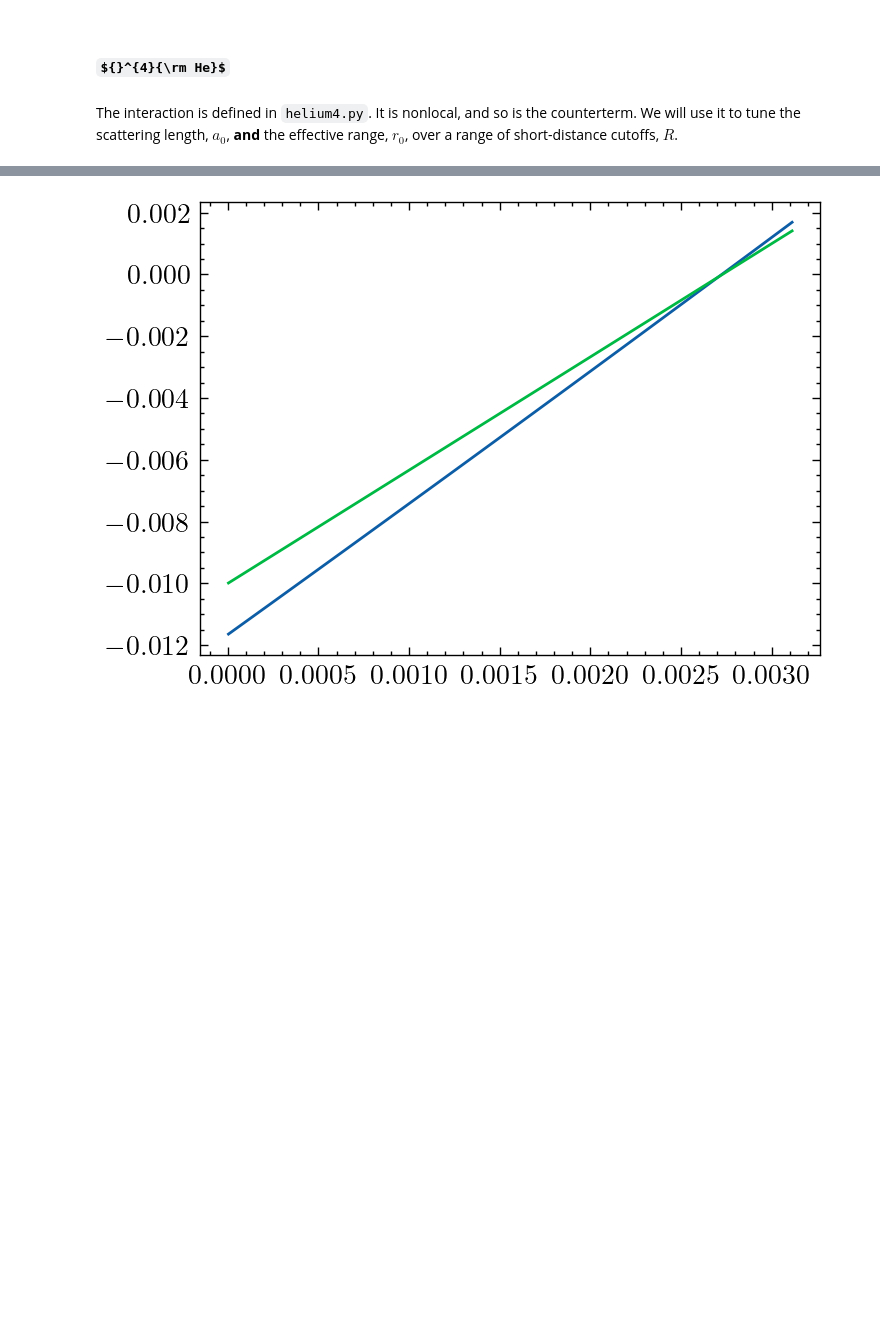
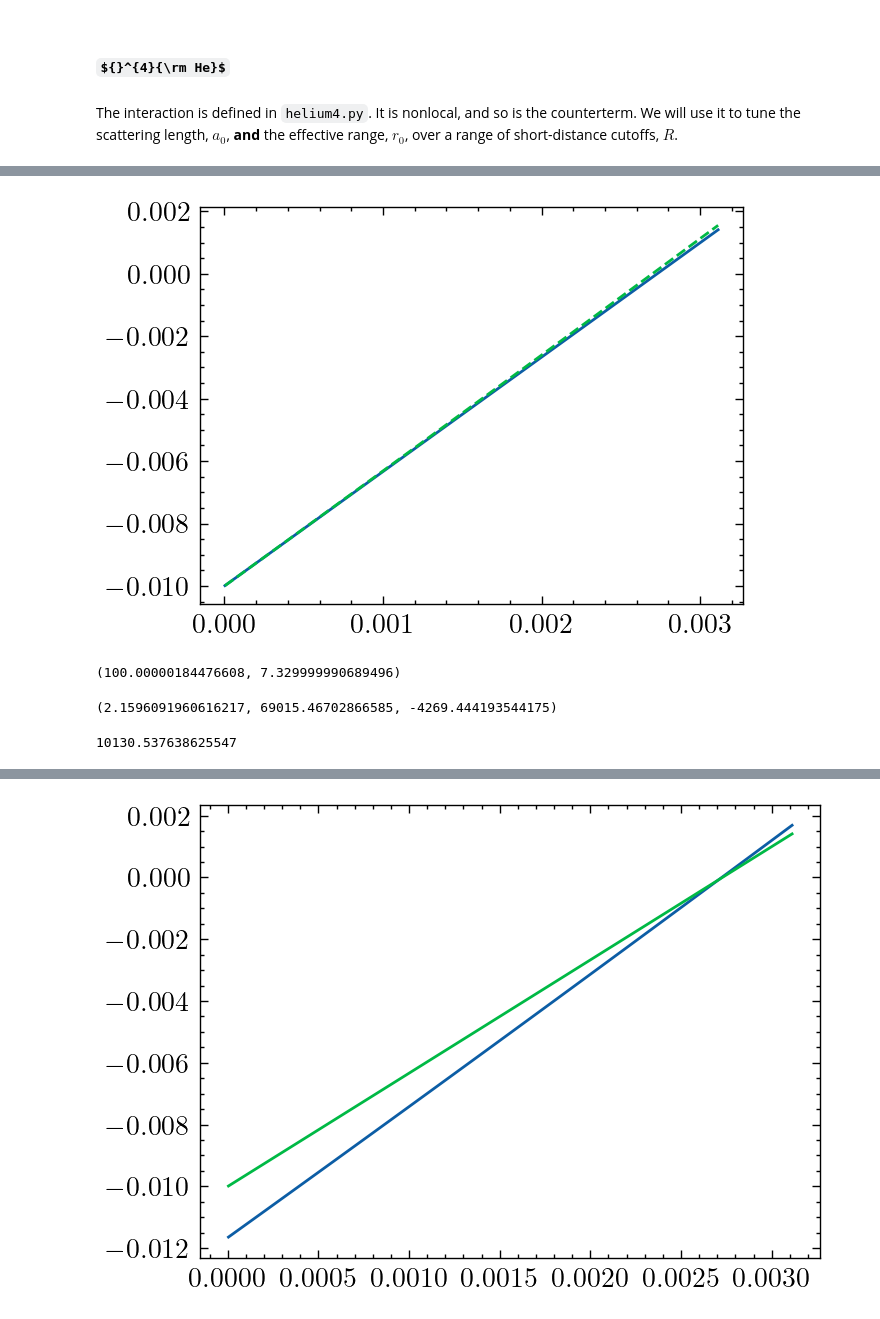
Before and after one commit to odell/vdw-nlo, a Jupyter notebook: 4He NLO Nonlocal.ipynb, the cells around one changed output, grey strips where cells are left out. Saved outputs shown, nothing was run; the diff lists cells and outputs as text; code cells hidden in the pictures; some formulas as TeX source; blank space fills up the shorter version.

```diff
--- a/4He NLO Nonlocal.ipynb
+++ b/4He NLO Nonlocal.ipynb
@@ -35,0 +68,11 @@ def inverse_a0_diff(gi, gj, sys):
+# %%
+jj = np.argmin(np.abs(test_results[:, 1] - he4.R0))
+test = np.array([g_lo_test[jj], g_nlo_test[jj]])
+# %%
+fig, ax = plt.subplots(dpi=200)
+fig.patch.set_facecolor('white')
+
+ax.plot(MOMENTA**2, KCD)
+ax.plot(MOMENTA**2, s.effective_range_expansion(*test, MOMENTA, use_c=True), linestyle='--');
+# %% [output]
+[figure, added]
@@ -36 +89,13 @@ def inverse_a0_diff(gi, gj, sys):
+# %%
+s.a0_and_r0(*result, MOMENTA, use_c=True)
+# %% [output]
+(100.00000184476608, 7.329999990689496)
+# %%
+lo_rg_flow[index, 0], *test
+# %% [output]
+(2.1596091960616217, 69015.46702866585, -4269.444193544175)
+# %%
+he4.C6
+# %% [output]
+10130.537638625547
 # %%
```
Also changed, not shown: parts of 32 cells of this notebook, 5 other files.
